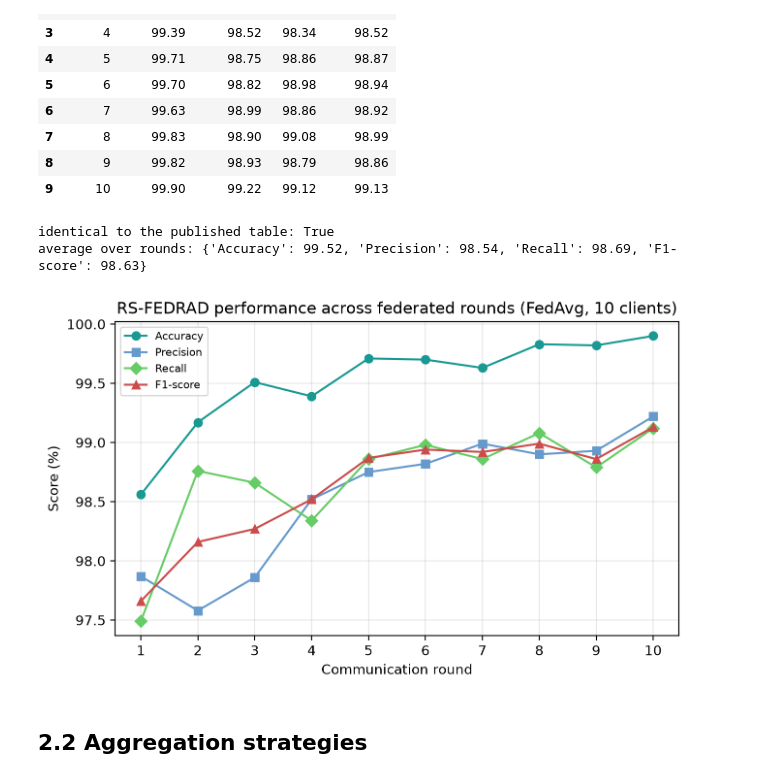
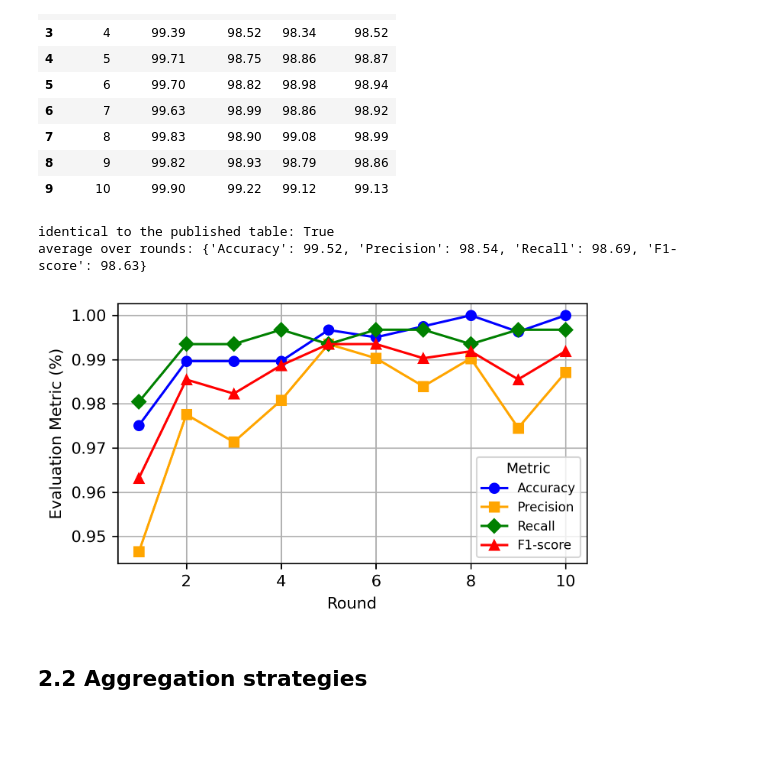
Before and after one commit to EmpireNetwork123/RS-FEDRAD-PROJECT, a Jupyter notebook: notebooks/02_reported_results.ipynb, the cells around one changed output. Cells and saved outputs as stored; diff of their text form; code cells hidden in the pictures; blank space fills up the shorter version.

```diff
--- a/notebooks/02_reported_results.ipynb
+++ b/notebooks/02_reported_results.ipynb
@@ -39,12 +39,12 @@ aggregated over 10 clients
 # %%
 published = pd.read_csv(config.TABLES_DIR / "federated_rounds.csv")
 print("identical to the published table:", np.allclose(table.iloc[:, 1:], published.iloc[:, 1:], atol=0.005))
 print("average over rounds:", table.iloc[:, 1:].mean().round(2).to_dict())
-display(Image(str(config.FIGURES_DIR / "federated_rounds.png"), width=650))
+display(Image(str(config.FIGURES_DIR / "fig3_performance_across_rounds.png"), width=560))
 # %% [output]
 identical to the published table: True
 average over rounds: {'Accuracy': 99.52, 'Precision': 98.54, 'Recall': 98.69, 'F1-score': 98.63}
-[figure, old version]
+[figure, new version]
 # %% [markdown]
 ## 2.2 Aggregation strategies
 # %%
```
Also changed, not shown: parts of 5 cells of this notebook, 37 other files.
